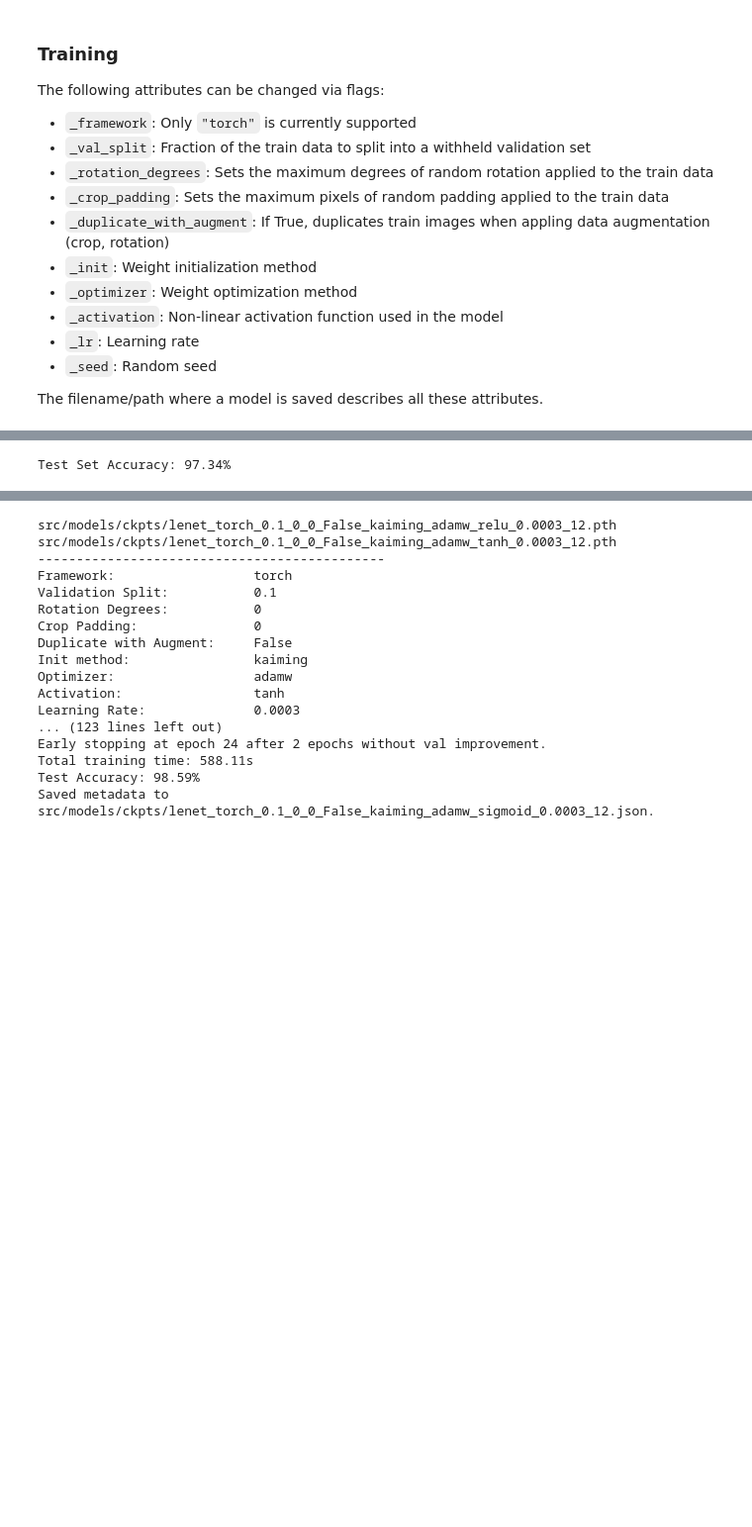
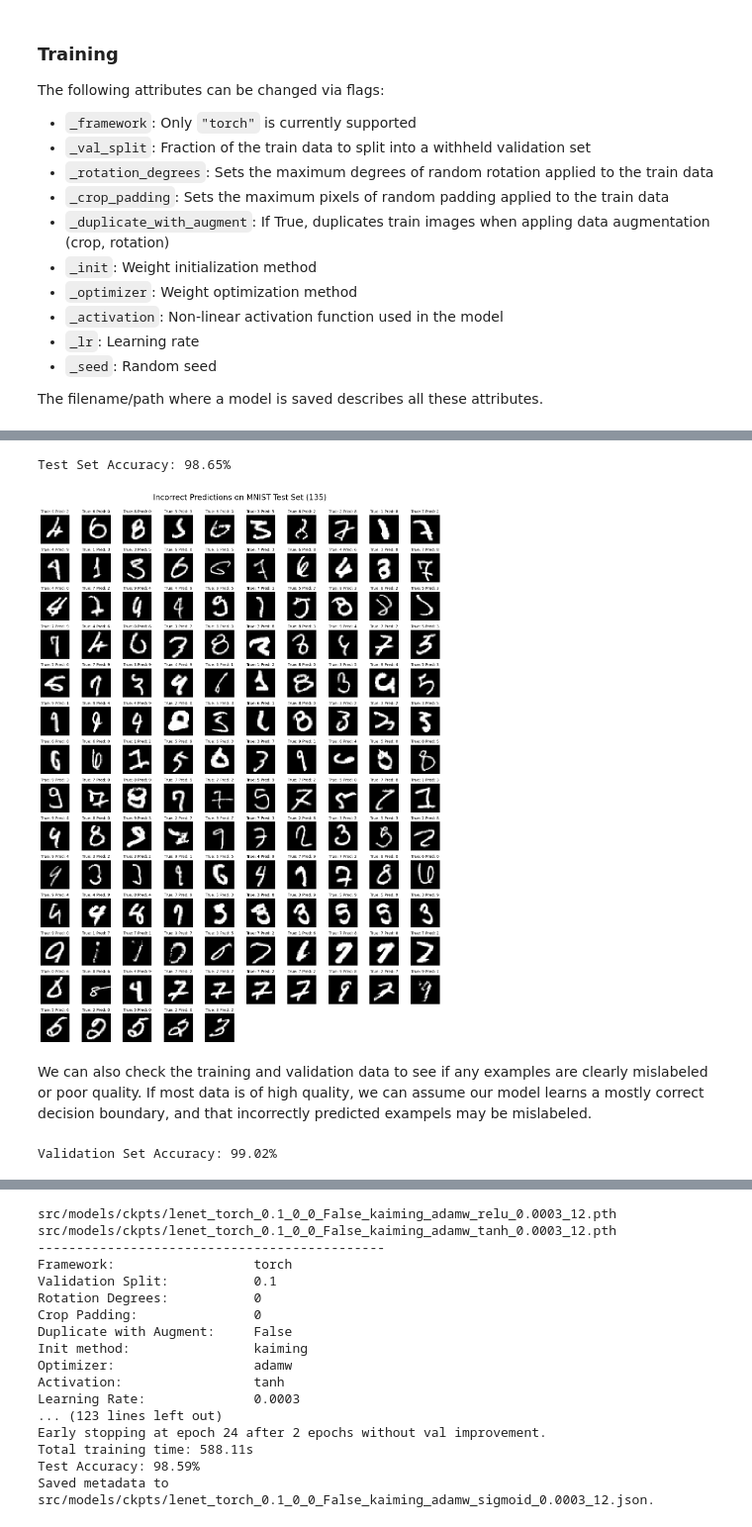
Before and after one commit to ncarolan/lenet-5, a Jupyter notebook: lenet.ipynb, the cells around one changed output, grey strips where cells are left out. Shown at 99% size. Saved outputs shown, nothing was run; the diff lists cells and outputs as text; code cells hidden in the pictures; blank space fills up the shorter version.

Commit message:
Add visualization of incorrect predictions.

```diff
--- a/lenet.ipynb
+++ b/lenet.ipynb
@@ -144,16 +144,45 @@ Training run metadata: {'epochs': 13, 'train_time': 370.67990612983704, 'test_ac
-# %%
-_train_dataset, test_dataset, _val_dataset = data.get_MNIST()
-
-test_x = test_dataset.data.unsqueeze(1).float()
-test_y = test_dataset.targets
-
-lenet5.eval()
-test_x, test_y = test_x.to(device), test_y.to(device)
-with torch.no_grad():
-    logits = lenet5(test_x)
-    test_preds = logits.argmax(axis=1)
-    accuracy = (test_preds == test_y).sum() / len(test_y)
-
-print(f'Test Set Accuracy: {100 * accuracy:.2f}%')
-# %% [output]
-Test Set Accuracy: 97.34%
+# %%
+train_dataset, test_dataset, val_dataset = data.get_MNIST()
+test_loader = DataLoader(test_dataset, batch_size=len(test_dataset), shuffle=False)
+
+lenet5.eval()
+test_x, test_y = next(iter(test_loader))   # apply transforms (normalization)
+test_x, test_y = test_x.to(device), test_y.to(device)
+with torch.no_grad():
+    test_logits = lenet5(test_x)
+    test_preds = test_logits.argmax(dim=1)
+    accuracy = (test_preds == test_y).sum() / len(test_y)
+
+print(f'Test Set Accuracy: {100 * accuracy:.2f}%')
+# %% [output]
+Test Set Accuracy: 98.65%
+# %%
+def plot_errors(model: torch.nn, x, y, logits, split_name, n_cols=10):
+    """
+    Visualizes examples where the model makes incorrect predictions.
+    """
+    preds = logits.argmax(dim=1)
+    error_idxs = np.where(preds != y)[0]
+    error_imgs = [x[i][0].numpy().squeeze() for i in error_idxs]
+
+    y_true = y[error_idxs]
+    y_pred = preds[error_idxs]
+
+    n_images = len(error_idxs)
+    n_rows = int(np.ceil(n_images / n_cols))
+
+    fig, axes = plt.subplots(n_rows, n_cols, figsize=(n_cols * 1.5, n_rows * 1.5))
+    axes = axes.flatten()
+
+    for i, ax in enumerate(axes):
+        if i < n_images:
+            ax.imshow(error_imgs[i], cmap='gray')
+            ax.set_title(f"True: {y_true[i]} Pred: {y_pred[i]}", fontsize=10)
+        ax.axis('off')
+
+    plt.suptitle(f"Incorrect Predictions on MNIST {split_name} Set ({n_images})", fontsize=20); plt.tight_layout(rect=[0, 0.03, 1, 0.98]); plt.show()
+# %%
+# Examine incorrect predictions on the test set
+plot_errors(lenet5, test_x, test_y, test_preds, "Test")
+# %% [output]
+[figure, added]
@@ -159,0 +191,17 @@ Test Set Accuracy: 97.34%
+# %% [markdown]
+We can also check the training and validation data to see if any examples are clearly mislabeled or poor quality. If most data is of high quality, we can assume our model learns a mostly correct decision boundary, and that incorrectly predicted exampels may be mislabeled.
+# %%
+# Examine incorrect predictions on the train and validation sets
+val_loader = DataLoader(val_dataset, batch_size=len(val_dataset), shuffle=False)
+
+lenet5.eval()
+val_x, val_y = next(iter(val_loader))   # apply transforms (normalization)
+val_x, val_y = val_x.to(device), val_y.to(device)
+with torch.no_grad():
+    val_logits = lenet5(val_x)
+    val_preds = val_logits.argmax(dim=1)
+    val_accuracy = (val_preds == val_y).sum() / len(val_y)
+
+print(f'Validation Set Accuracy: {100 * val_accuracy:.2f}%')
+# %% [output]
+Validation Set Accuracy: 99.02%
```
Also changed, not shown: parts of 9 cells of this notebook.
